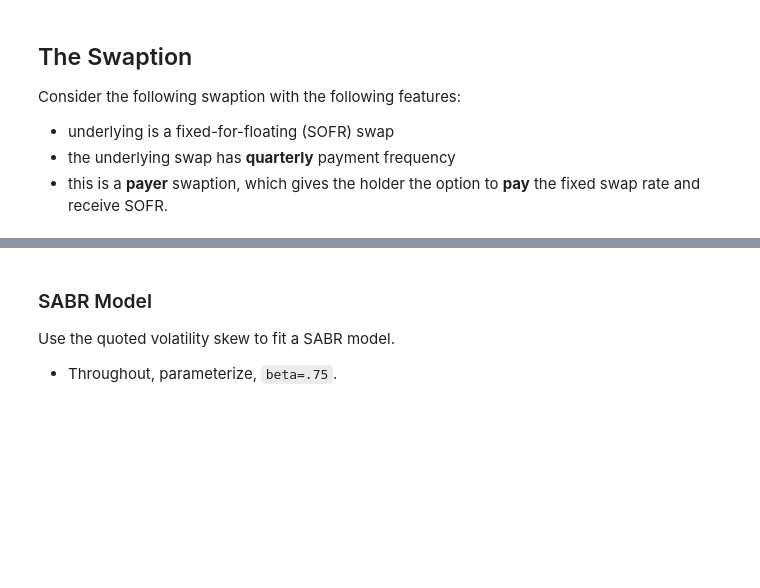
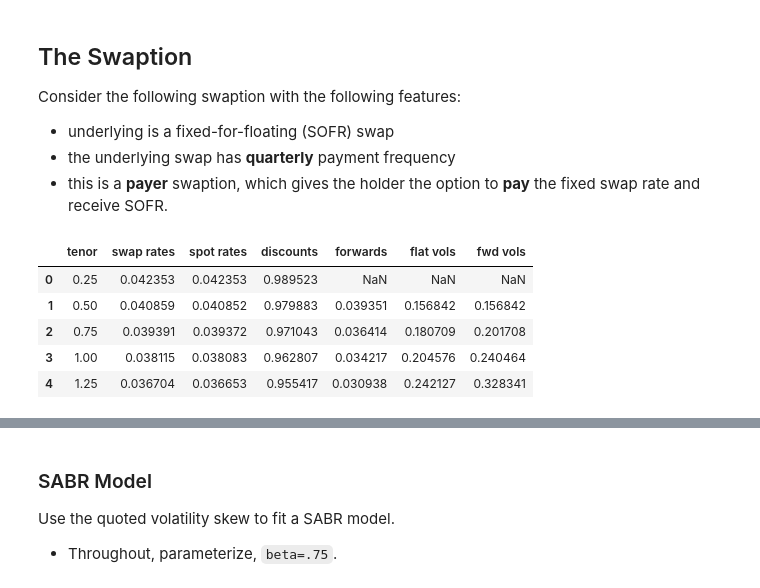
Before and after one commit to UChicago-Computing-for-Finance/Fixed-Income-Derivatives, a Jupyter notebook: A3/E.8.2._20Swaption_20Vol_20Skew.ipynb, the cells around one changed output, grey strips where cells are left out. Cells and saved outputs as stored; diff of their text form; code cells hidden in the pictures; blank space fills up the shorter version.

```diff
--- a/A3/E.8.2._20Swaption_20Vol_20Skew.ipynb
+++ b/A3/E.8.2._20Swaption_20Vol_20Skew.ipynb
@@ -94,3 +94,22 @@ Consider the following swaption with the following features:
 * underlying is a fixed-for-floating (SOFR) swap
 * the underlying swap has **quarterly** payment frequency
 * this is a **payer** swaption, which gives the holder the option to **pay** the fixed swap rate and receive SOFR.
+# %%
+import numpy as np
+import matplotlib.pyplot as plt
+import pandas as pd
+from math import log, sqrt, erf
+
+FILE_NAME_1 = 'data/cap_curves_2025-06-30.xlsx'
+FILE_NAME_2 = 'data/swaption_vol_data_2025-06-30.xlsx'
+cap_curves = pd.read_excel(FILE_NAME_1)
+swaption_vol_data = pd.read_excel(FILE_NAME_2)
+
+cap_curves.head()
+# %% [output]
+|  | tenor | swap rates | spot rates | discounts | forwards | flat vols | fwd vols |
+| 0 | 0.25 | 0.042353 | 0.042353 | 0.989523 | NaN | NaN | NaN |
+| 1 | 0.50 | 0.040859 | 0.040852 | 0.979883 | 0.039351 | 0.156842 | 0.156842 |
+| 2 | 0.75 | 0.039391 | 0.039372 | 0.971043 | 0.036414 | 0.180709 | 0.201708 |
+| 3 | 1.00 | 0.038115 | 0.038083 | 0.962807 | 0.034217 | 0.204576 | 0.240464 |
+| 4 | 1.25 | 0.036704 | 0.036653 | 0.955417 | 0.030938 | 0.242127 | 0.328341 |
```
Also changed, not shown: parts of 9 cells of this notebook, 2 other files.
